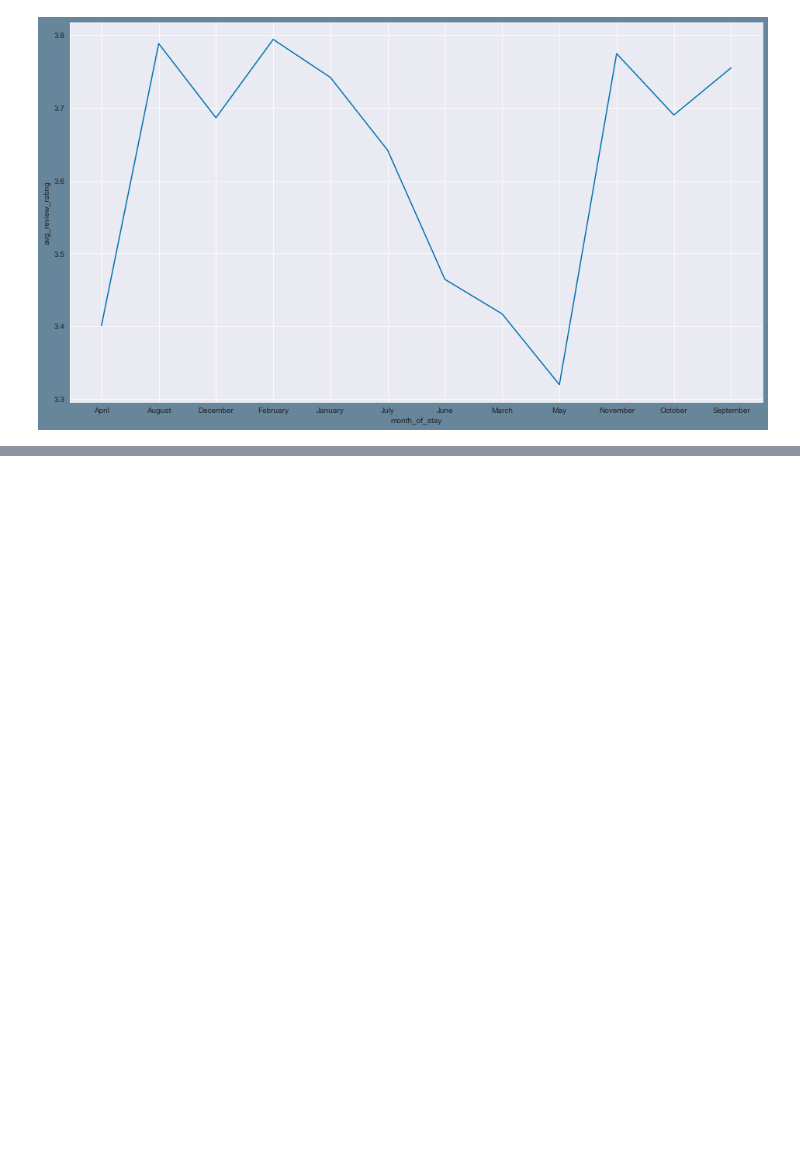
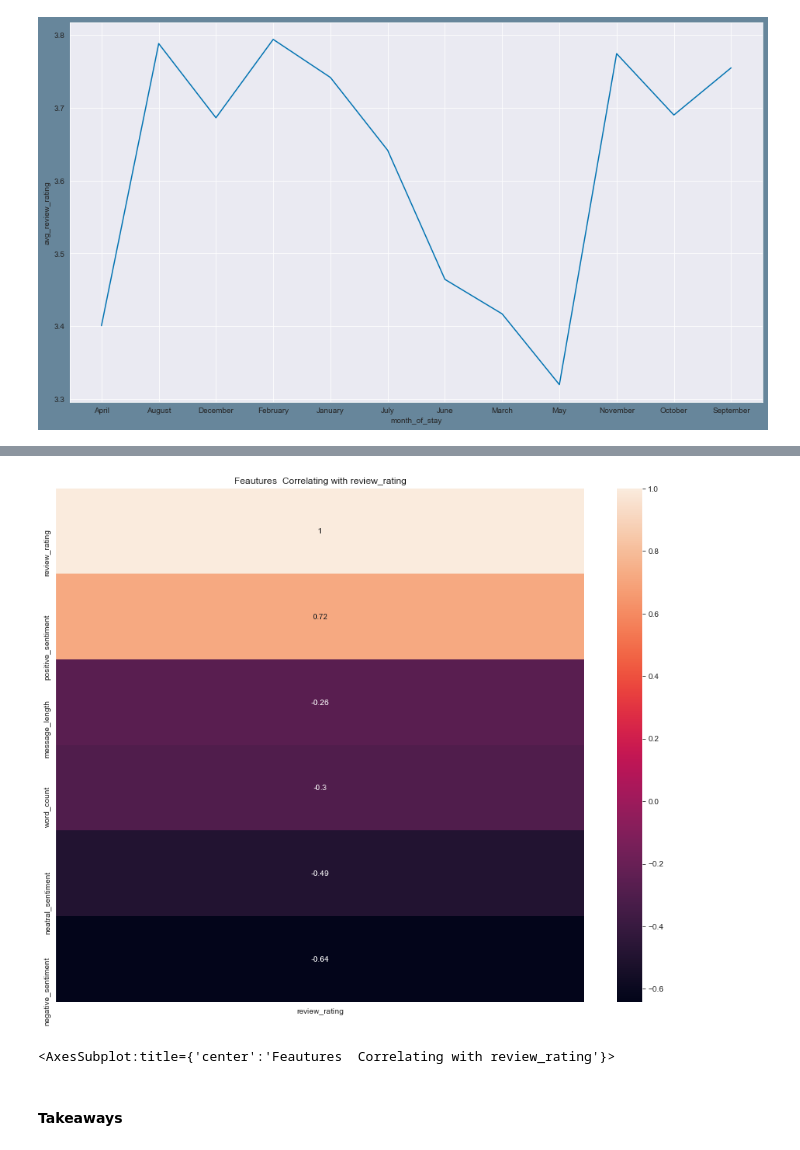
Before and after one commit to carterrxavier/Project_Rate_my_review, a Jupyter notebook: initial_notebook.ipynb, the cells around one changed output, grey strips where cells are left out. Cells and saved outputs as stored; diff of their text form; code cells hidden in the pictures; blank space fills up the shorter version.

```diff
--- a/initial_notebook.ipynb
+++ b/initial_notebook.ipynb
@@ -240,0 +254,7 @@ plt.show()
+# %%
+explore.get_heatmap(train, 'review_rating')
+# %% [output]
+[figure, added]
+<AxesSubplot:title={'center':'Feautures  Correlating with review_rating'}>
+# %% [markdown]
+#### Takeaways
```
Also changed, not shown: parts of 5 cells of this notebook.
